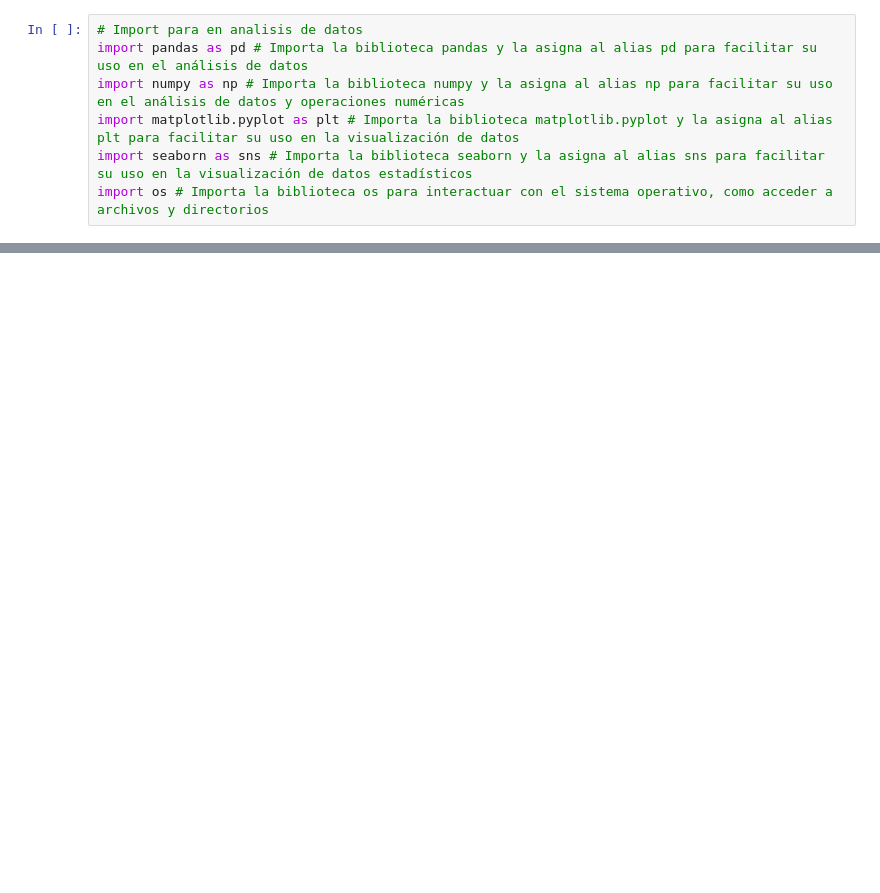
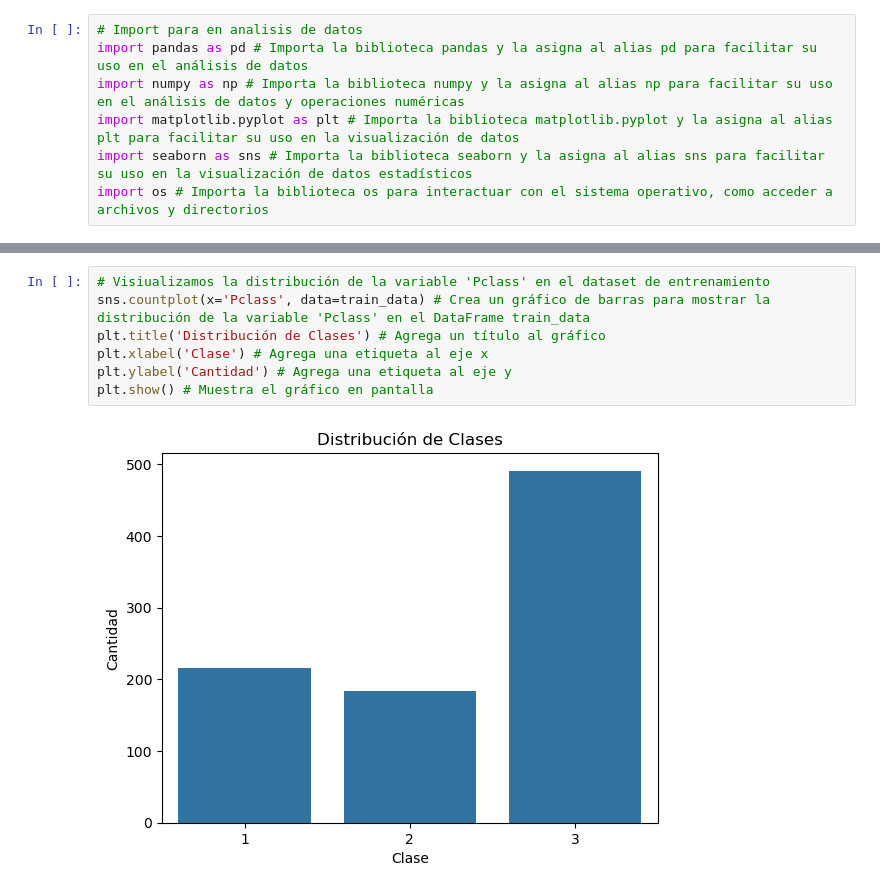
Before and after one commit to HichiroXD/EjerciciosPython, a Jupyter notebook: Tareas sumativas/Tarea 1/Tarea_sum_1.ipynb, the cells around one changed output, grey strips where cells are left out. Drawn from its saved outputs; the diff is of its cells as text; blank space fills up the shorter version.

```diff
--- a/Tareas sumativas/Tarea 1/Tarea_sum_1.ipynb
+++ b/Tareas sumativas/Tarea 1/Tarea_sum_1.ipynb
@@ -35,0 +120,9 @@ print(data_3.head()) # Imprime las primeras filas del DataFrame data_3 para obte
+# %%
+# Visiualizamos la distribución de la variable 'Pclass' en el dataset de entrenamiento
+sns.countplot(x='Pclass', data=train_data) # Crea un gráfico de barras para mostrar la distribución de la variable 'Pclass' en el DataFrame train_data
+plt.title('Distribución de Clases') # Agrega un título al gráfico
+plt.xlabel('Clase') # Agrega una etiqueta al eje x
+plt.ylabel('Cantidad') # Agrega una etiqueta al eje y
+plt.show() # Muestra el gráfico en pantalla
+# %% [output]
+[figure, added]
```
Also changed, not shown: parts of 22 cells of this notebook.
